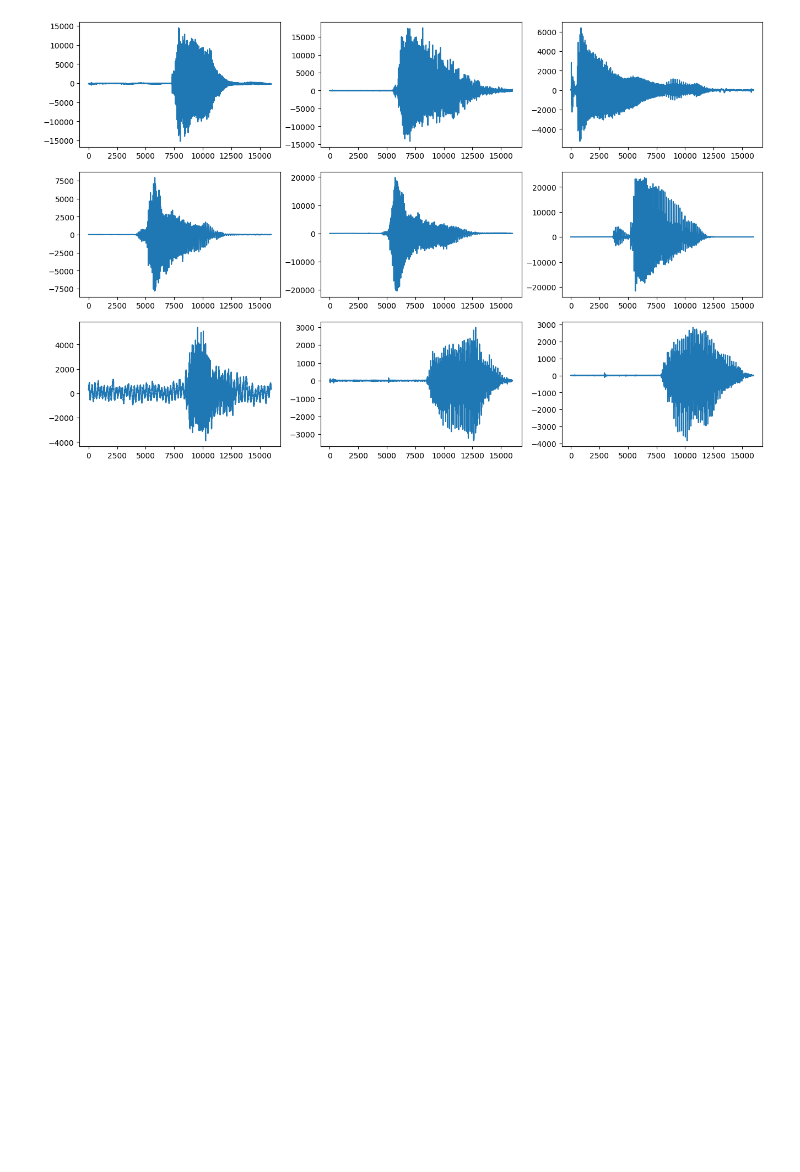
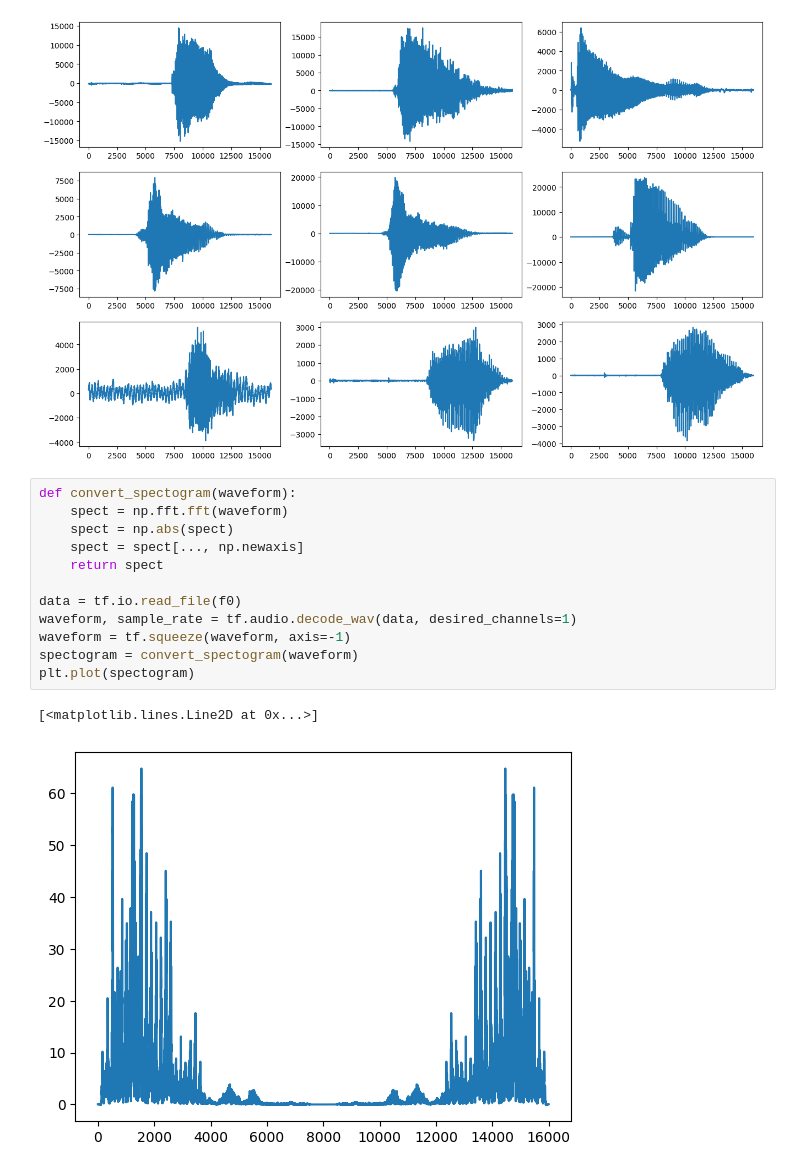
Before and after one commit to teleplayer123/audio_recognition, a Jupyter notebook: test.ipynb, the cells around one changed output. Drawn from its saved outputs; the diff is of its cells as text; blank space fills up the shorter version.

```diff
--- a/test.ipynb
+++ b/test.ipynb
@@ -144,3 +144,18 @@ for i in range(n):
   plt.plot(data)
 # %% [output]
 [figure]
+# %%
+def convert_spectogram(waveform):
+    spect = np.fft.fft(waveform)
+    spect = np.abs(spect)
+    spect = spect[..., np.newaxis]
+    return spect
+
+data = tf.io.read_file(f0)
+waveform, sample_rate = tf.audio.decode_wav(data, desired_channels=1)
+waveform = tf.squeeze(waveform, axis=-1)
+spectogram = convert_spectogram(waveform)
+plt.plot(spectogram)
+# %% [output]
+[<matplotlib.lines.Line2D at 0x...>]
+[figure, added]
```
